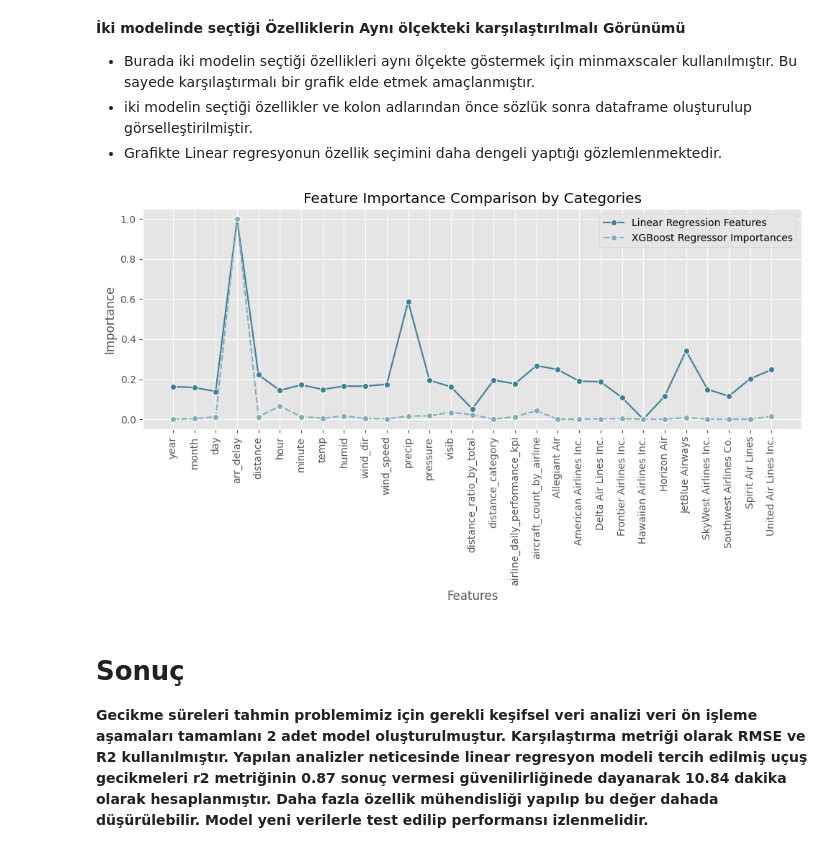
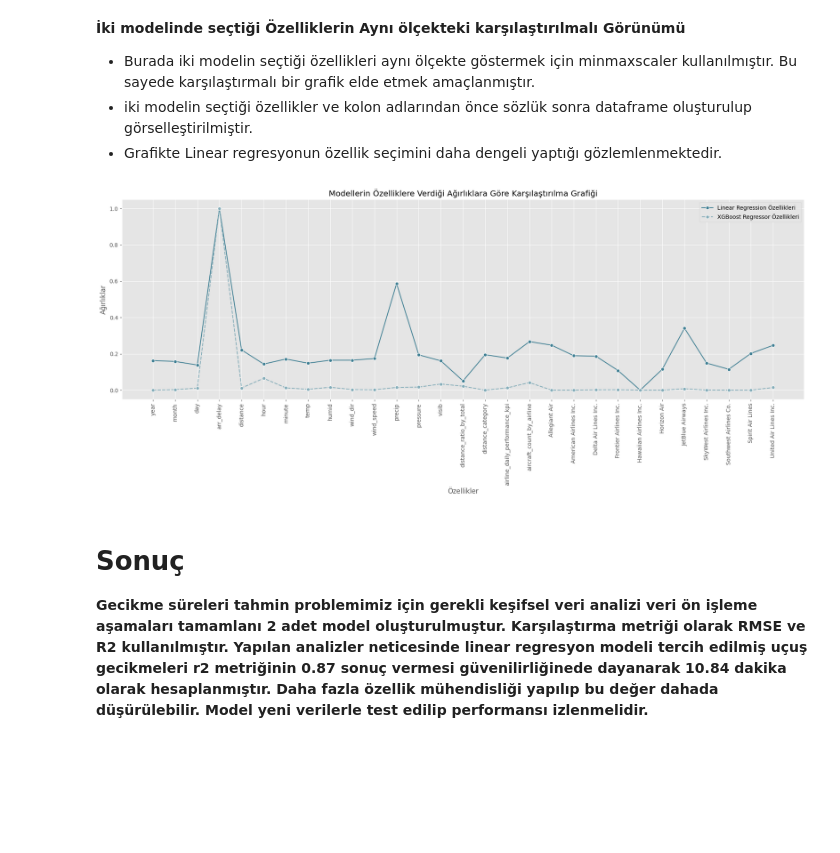
Before and after one commit to kntvrl/flights_project, a Jupyter notebook: project_notebook_ds.ipynb, the cells around one changed output. Cells and saved outputs as stored; diff of their text form; code cells hidden in the pictures; blank space fills up the shorter version.

```diff
--- a/project_notebook_ds.ipynb
+++ b/project_notebook_ds.ipynb
@@ -1838,25 +1838,25 @@ plt.show()
 - iki modelin seçtiği özellikler ve kolon adlarından önce sözlük sonra dataframe oluşturulup görselleştirilmiştir.
 - Grafikte Linear regresyonun özellik seçimini daha dengeli yaptığı gözlemlenmektedir.
 # %%
-feature_dict = {"Features":X_train.columns,"Linear Regression Features": coef_values, "XGBoost Regressor Importances": feature_importances}
+feature_dict = {"Özellikler":X_train.columns,"Linear Regression Özellikleri": coef_values, "XGBoost Regressor Özellikleri": feature_importances}
 models_features_df = pd.DataFrame(feature_dict)
-models_features_df.set_index("Features",inplace=True)
+models_features_df.set_index("Özellikler",inplace=True)
 
 scaler = MinMaxScaler()
 models_features_df_scaled =scaler.fit_transform(models_features_df)
 df_scaled_features = pd.DataFrame(models_features_df_scaled, columns=models_features_df.columns, index=models_features_df.index)
 # %%
-plt.figure(figsize=(10, 6))
+plt.figure(figsize=(18, 8))
 sns.lineplot(df_scaled_features, markers="o")
-plt.title("Feature Importance Comparison by Categories")
-plt.xlabel("Features")
-plt.ylabel("Importance")
+plt.title("Modellerin Özelliklere Verdiği Ağırlıklara Göre Karşılaştırılma Grafiği")
+plt.xlabel("Özellikler")
+plt.ylabel("Ağırlıklar")
 plt.xticks(rotation=90)
 
 plt.tight_layout()
 plt.show()
 # %% [output]
-[figure, old version]
+[figure, new version]
 # %% [markdown]
 # Sonuç
 **Gecikme süreleri tahmin problemimiz için gerekli keşifsel veri analizi veri ön işleme aşamaları tamamlanı 2 adet model oluşturulmuştur. Karşılaştırma metriği olarak RMSE ve R2 kullanılmıştır. Yapılan analizler neticesinde linear regresyon modeli tercih edilmiş uçuş gecikmeleri r2 metriğinin 0.87 sonuç vermesi güvenilirliğinede dayanarak 10.84 dakika olarak hesaplanmıştır. Daha fazla özellik mühendisliği yapılıp bu değer dahada düşürülebilir. Model yeni verilerle test edilip performansı izlenmelidir.**
```
